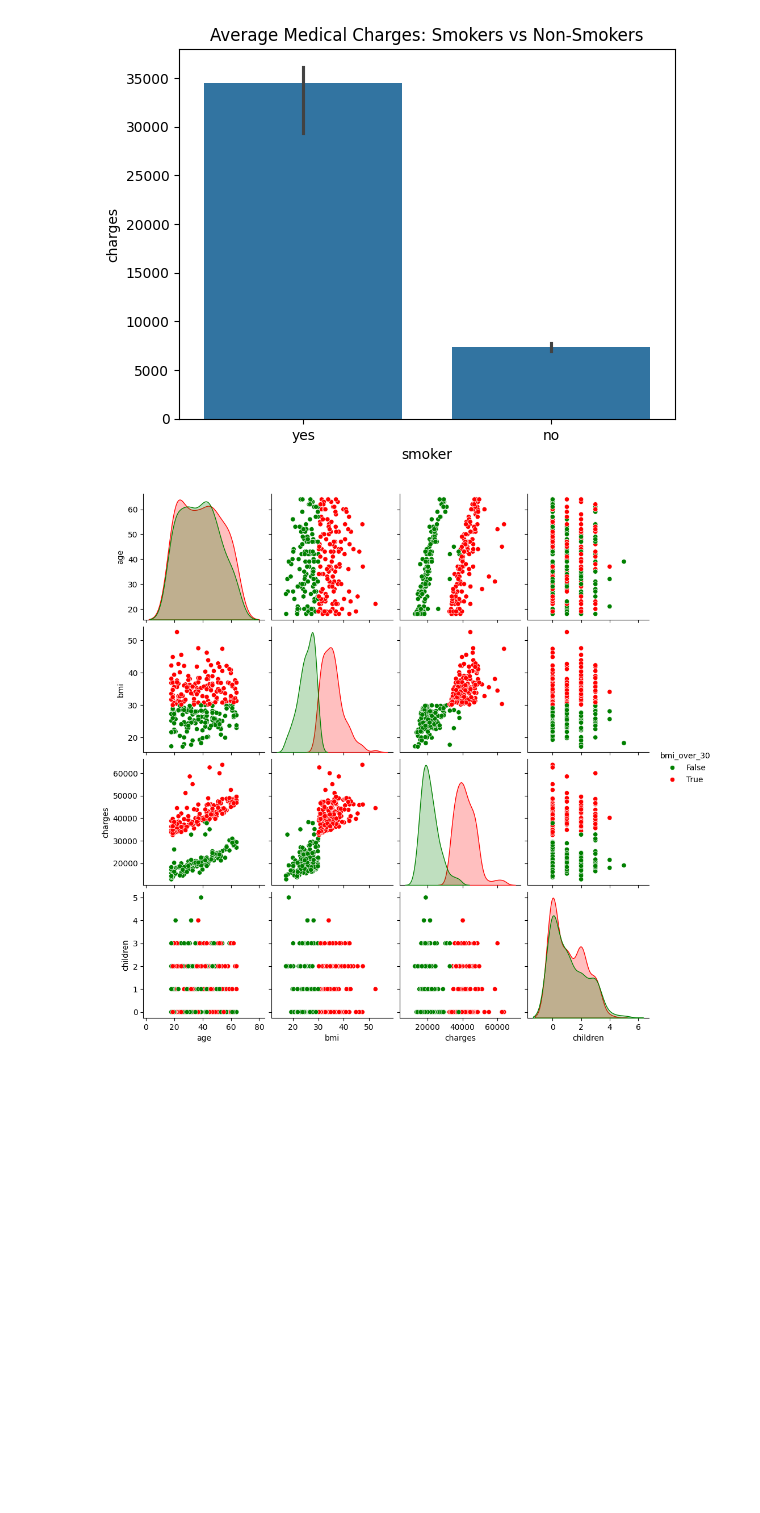
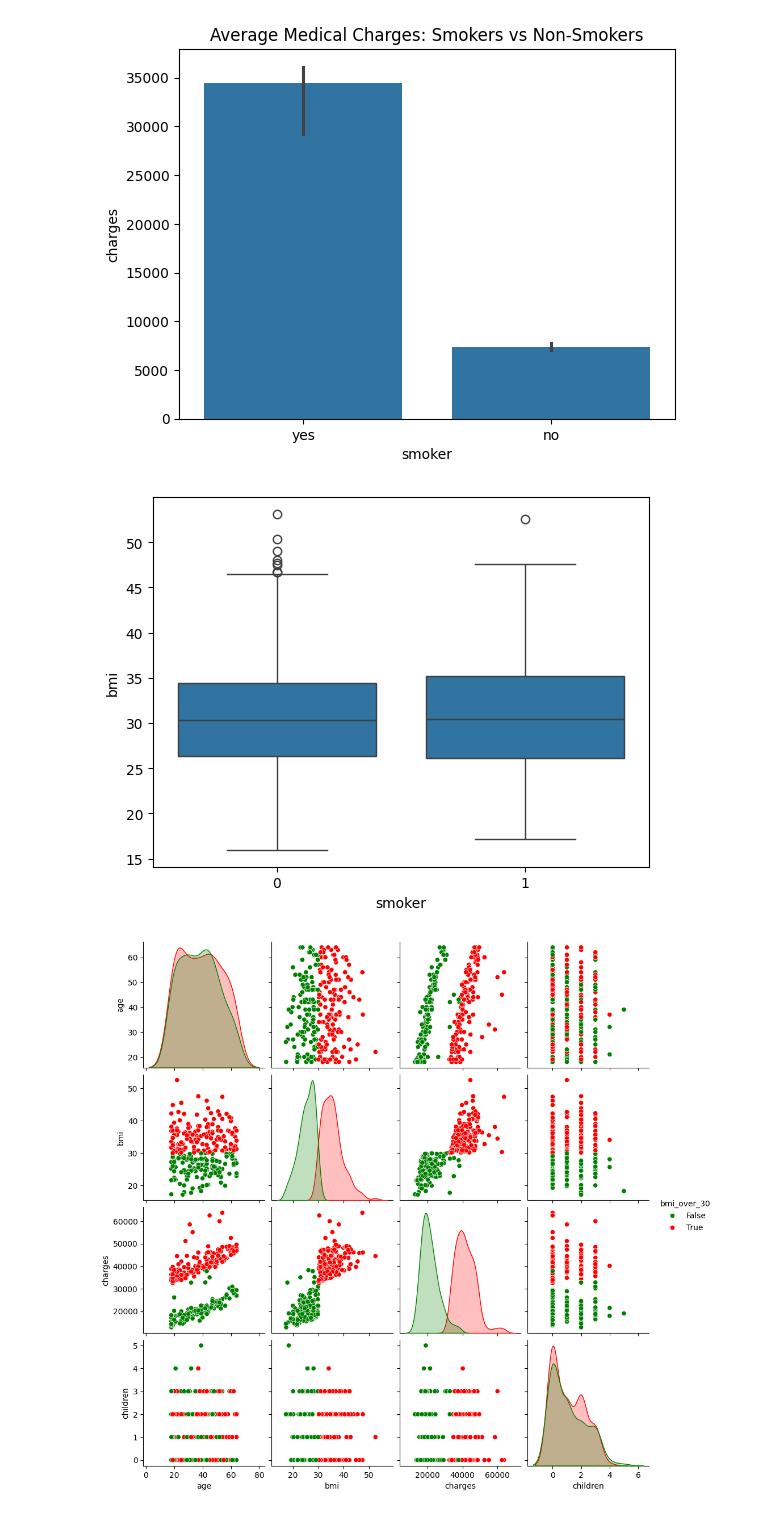
Before and after one commit to elmhmmd/Pr-dicteur-de-Charges-d-Assurance-Maladie, a Jupyter notebook: Assurance.ipynb, the cells around one changed output. Drawn from its saved outputs; the diff is of its cells as text; code cells hidden in the pictures; blank space fills up the shorter version.

```diff
--- a/Assurance.ipynb
+++ b/Assurance.ipynb
@@ -183,6 +183,11 @@ plt.title('Average Medical Charges: Smokers vs Non-Smokers')
 plt.show()
 # %% [output]
 [figure]
+# %%
+sns.boxplot(y=df['bmi'], x=df['smoker'])
+plt.show()
+# %% [output]
+[figure, added]
 # %%
 sns.pairplot(
     df[df['smoker'] == 'yes'].assign(bmi_over_30=lambda x: x['bmi'] > 30)[
```
Also changed, not shown: parts of 7 cells of this notebook, 1 other file.
